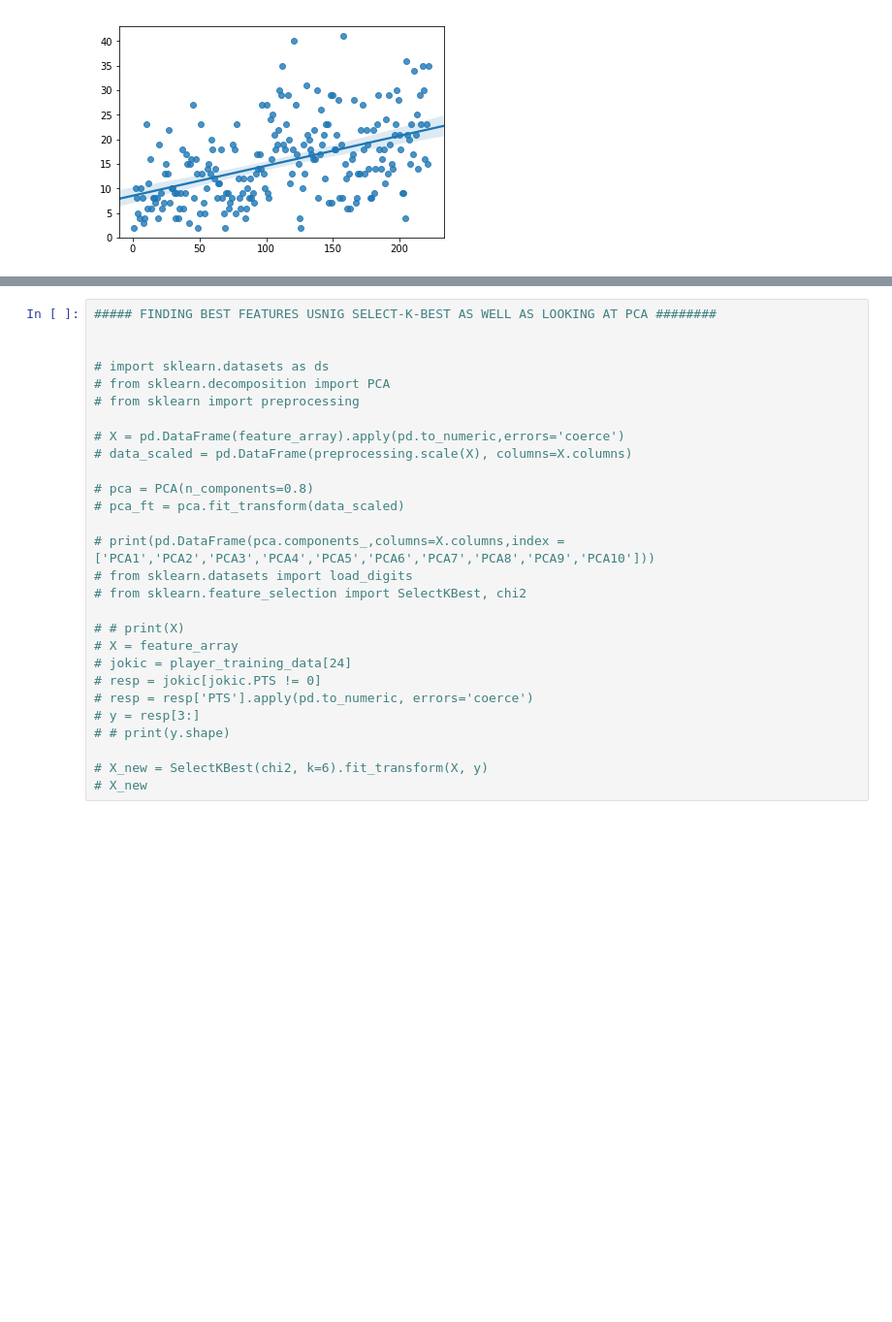
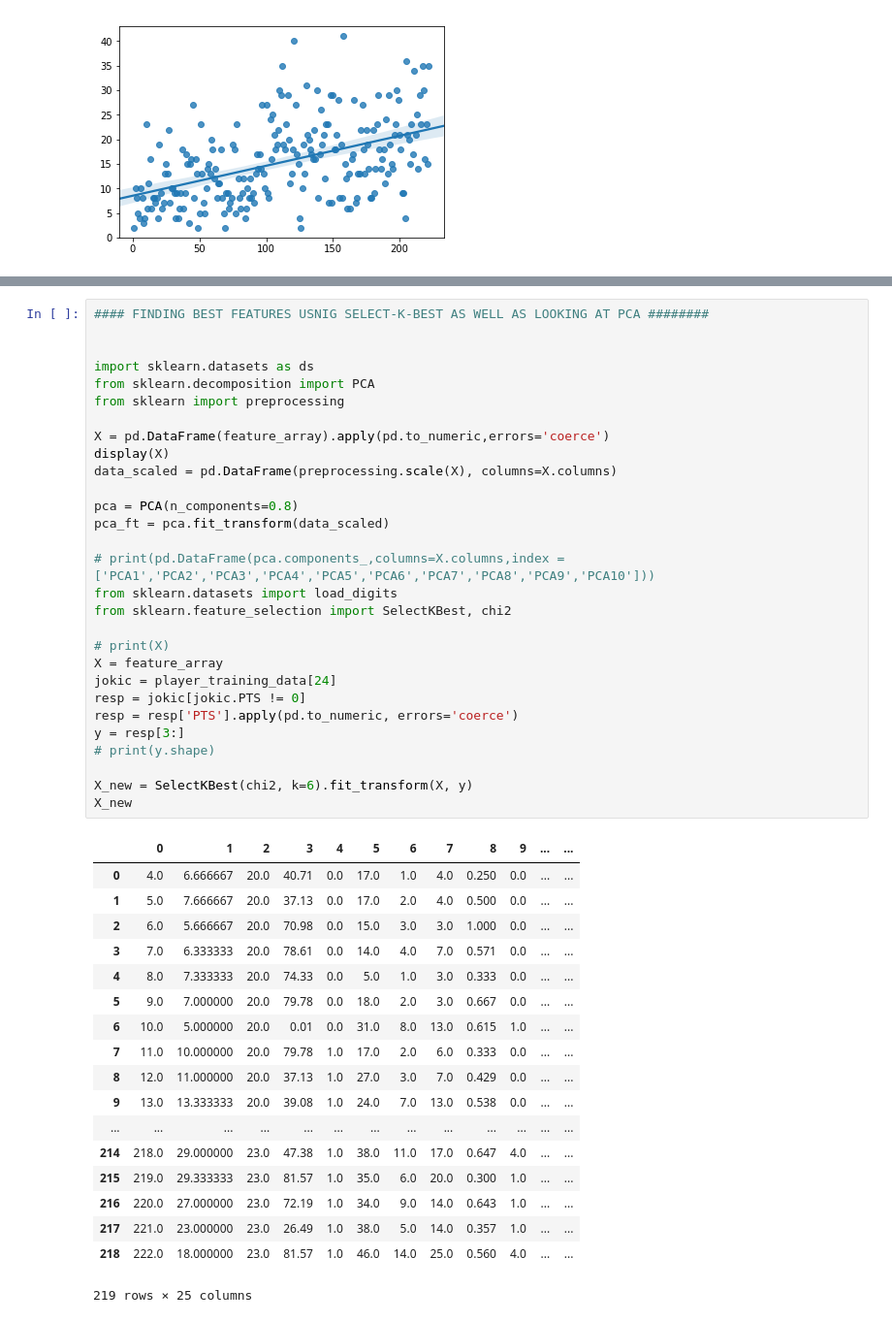
Before and after one commit to sachhamps/nba_project, a Jupyter notebook: nba_net.ipynb, the cells around one changed output, grey strips where cells are left out. Shown at 97% size. Drawn from its saved outputs; the diff is of its cells as text; blank space fills up the shorter version.

```diff
--- a/nba_net.ipynb
+++ b/nba_net.ipynb
@@ -298,28 +301,48 @@ sns.regplot(x,y)
 # %%
-##### FINDING BEST FEATURES USNIG SELECT-K-BEST AS WELL AS LOOKING AT PCA ########
+#### FINDING BEST FEATURES USNIG SELECT-K-BEST AS WELL AS LOOKING AT PCA ########
 
 
-# import sklearn.datasets as ds
-# from sklearn.decomposition import PCA
-# from sklearn import preprocessing
+import sklearn.datasets as ds
+from sklearn.decomposition import PCA
+from sklearn import preprocessing
 
-# X = pd.DataFrame(feature_array).apply(pd.to_numeric,errors='coerce')
-# data_scaled = pd.DataFrame(preprocessing.scale(X), columns=X.columns)
+X = pd.DataFrame(feature_array).apply(pd.to_numeric,errors='coerce')
+display(X)
+data_scaled = pd.DataFrame(preprocessing.scale(X), columns=X.columns)
 
-# pca = PCA(n_components=0.8)
-# pca_ft = pca.fit_transform(data_scaled)
+pca = PCA(n_components=0.8)
+pca_ft = pca.fit_transform(data_scaled)
 
 # print(pd.DataFrame(pca.components_,columns=X.columns,index = ['PCA1','PCA2','PCA3','PCA4','PCA5','PCA6','PCA7','PCA8','PCA9','PCA10']))
-# from sklearn.datasets import load_digits
-# from sklearn.feature_selection import SelectKBest, chi2
+from sklearn.datasets import load_digits
+from sklearn.feature_selection import SelectKBest, chi2
 
-# # print(X)
-# X = feature_array
-# jokic = player_training_data[24]
-# resp = jokic[jokic.PTS != 0]
-# resp = resp['PTS'].apply(pd.to_numeric, errors='coerce')
-# y = resp[3:]
-# # print(y.shape)
+# print(X)
+X = feature_array
+jokic = player_training_data[24]
+resp = jokic[jokic.PTS != 0]
+resp = resp['PTS'].apply(pd.to_numeric, errors='coerce')
+y = resp[3:]
+# print(y.shape)
 
-# X_new = SelectKBest(chi2, k=6).fit_transform(X, y)
-# X_new
+X_new = SelectKBest(chi2, k=6).fit_transform(X, y)
+X_new
+# %% [output]
+|  | 0 | 1 | 2 | 3 | 4 | 5 | 6 | 7 | 8 | 9 | ... | ... |
+| 0 | 4.0 | 6.666667 | 20.0 | 40.71 | 0.0 | 17.0 | 1.0 | 4.0 | 0.250 | 0.0 | ... | ... |
+| 1 | 5.0 | 7.666667 | 20.0 | 37.13 | 0.0 | 17.0 | 2.0 | 4.0 | 0.500 | 0.0 | ... | ... |
+| 2 | 6.0 | 5.666667 | 20.0 | 70.98 | 0.0 | 15.0 | 3.0 | 3.0 | 1.000 | 0.0 | ... | ... |
+| 3 | 7.0 | 6.333333 | 20.0 | 78.61 | 0.0 | 14.0 | 4.0 | 7.0 | 0.571 | 0.0 | ... | ... |
+| 4 | 8.0 | 7.333333 | 20.0 | 74.33 | 0.0 | 5.0 | 1.0 | 3.0 | 0.333 | 0.0 | ... | ... |
+| 5 | 9.0 | 7.000000 | 20.0 | 79.78 | 0.0 | 18.0 | 2.0 | 3.0 | 0.667 | 0.0 | ... | ... |
+| 6 | 10.0 | 5.000000 | 20.0 | 0.01 | 0.0 | 31.0 | 8.0 | 13.0 | 0.615 | 1.0 | ... | ... |
+| 7 | 11.0 | 10.000000 | 20.0 | 79.78 | 1.0 | 17.0 | 2.0 | 6.0 | 0.333 | 0.0 | ... | ... |
+| 8 | 12.0 | 11.000000 | 20.0 | 37.13 | 1.0 | 27.0 | 3.0 | 7.0 | 0.429 | 0.0 | ... | ... |
+| 9 | 13.0 | 13.333333 | 20.0 | 39.08 | 1.0 | 24.0 | 7.0 | 13.0 | 0.538 | 0.0 | ... | ... |
+| ... | ... | ... | ... | ... | ... | ... | ... | ... | ... | ... | ... | ... |
+| 214 | 218.0 | 29.000000 | 23.0 | 47.38 | 1.0 | 38.0 | 11.0 | 17.0 | 0.647 | 4.0 | ... | ... |
+| 215 | 219.0 | 29.333333 | 23.0 | 81.57 | 1.0 | 35.0 | 6.0 | 20.0 | 0.300 | 1.0 | ... | ... |
+| 216 | 220.0 | 27.000000 | 23.0 | 72.19 | 1.0 | 34.0 | 9.0 | 14.0 | 0.643 | 1.0 | ... | ... |
+| 217 | 221.0 | 23.000000 | 23.0 | 26.49 | 1.0 | 38.0 | 5.0 | 14.0 | 0.357 | 1.0 | ... | ... |
+| 218 | 222.0 | 18.000000 | 23.0 | 81.57 | 1.0 | 46.0 | 14.0 | 25.0 | 0.560 | 4.0 | ... | ... |
+219 rows × 25 columns
```
Also changed, not shown: parts of 4 cells of this notebook, 6 other files.
